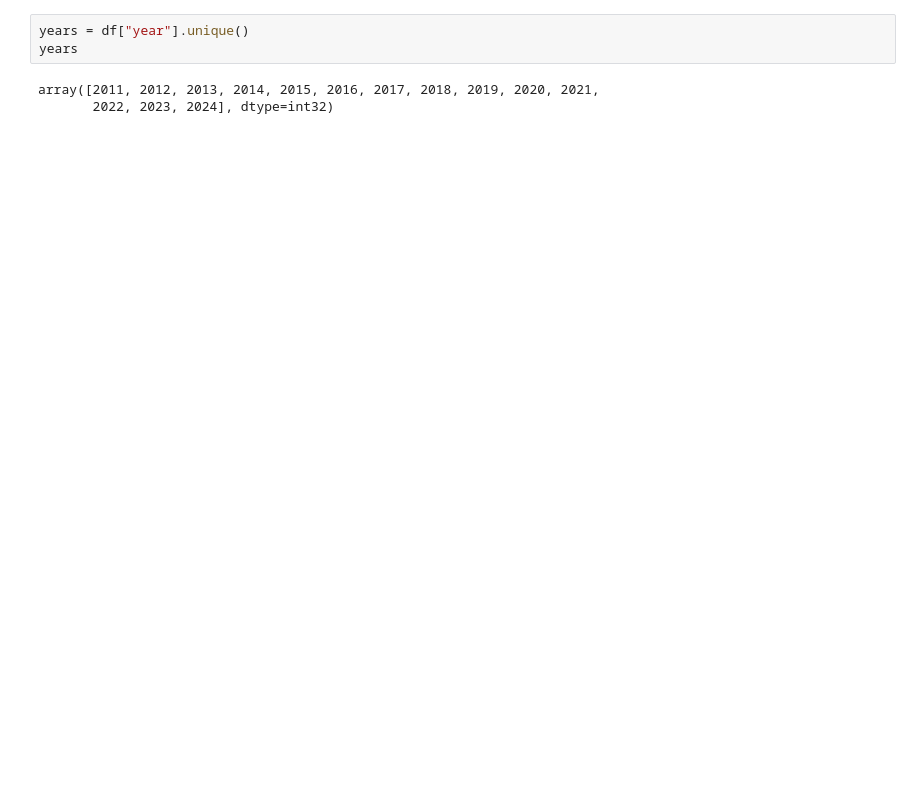
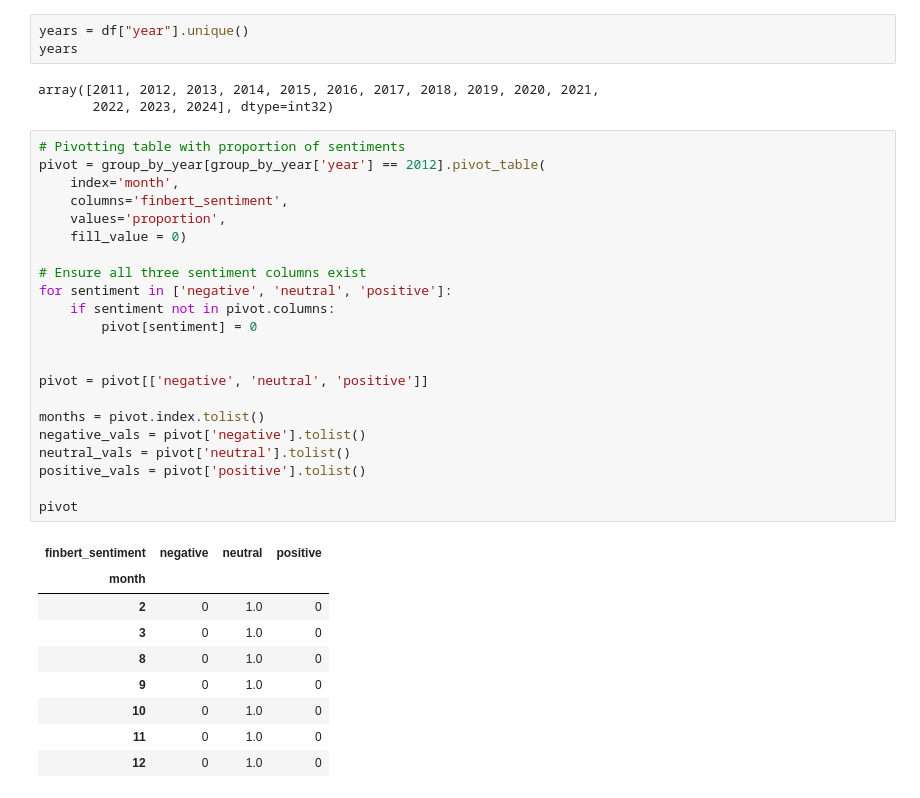
Before and after one commit to Altemir1/BTC-ML-Based-Trading-System, a Jupyter notebook: sentiment_analysis_on_bitcoin.ipynb, the cells around one changed output. Cells and saved outputs as stored; diff of their text form; blank space fills up the shorter version.

```diff
--- a/sentiment_analysis_on_bitcoin.ipynb
+++ b/sentiment_analysis_on_bitcoin.ipynb
@@ -328,4 +344,36 @@ years
 # %% [output]
 array([2011, 2012, 2013, 2014, 2015, 2016, 2017, 2018, 2019, 2020, 2021,
        2022, 2023, 2024], dtype=int32)
+# %%
+# Pivotting table with proportion of sentiments
+pivot = group_by_year[group_by_year['year'] == 2012].pivot_table(
+    index='month',
+    columns='finbert_sentiment',
+    values='proportion',
+    fill_value = 0)
+
+# Ensure all three sentiment columns exist
+for sentiment in ['negative', 'neutral', 'positive']:
+    if sentiment not in pivot.columns:
+        pivot[sentiment] = 0
+
+
+pivot = pivot[['negative', 'neutral', 'positive']]
+
+months = pivot.index.tolist()
+negative_vals = pivot['negative'].tolist()
+neutral_vals = pivot['neutral'].tolist()
+positive_vals = pivot['positive'].tolist()
+
+pivot
+# %% [output]
+| finbert_sentiment | negative | neutral | positive |
+| month |  |  |  |
+| 2 | 0 | 1.0 | 0 |
+| 3 | 0 | 1.0 | 0 |
+| 8 | 0 | 1.0 | 0 |
+| 9 | 0 | 1.0 | 0 |
+| 10 | 0 | 1.0 | 0 |
+| 11 | 0 | 1.0 | 0 |
+| 12 | 0 | 1.0 | 0 |
 # %%
```
Also changed, not shown: parts of 2 cells of this notebook.
